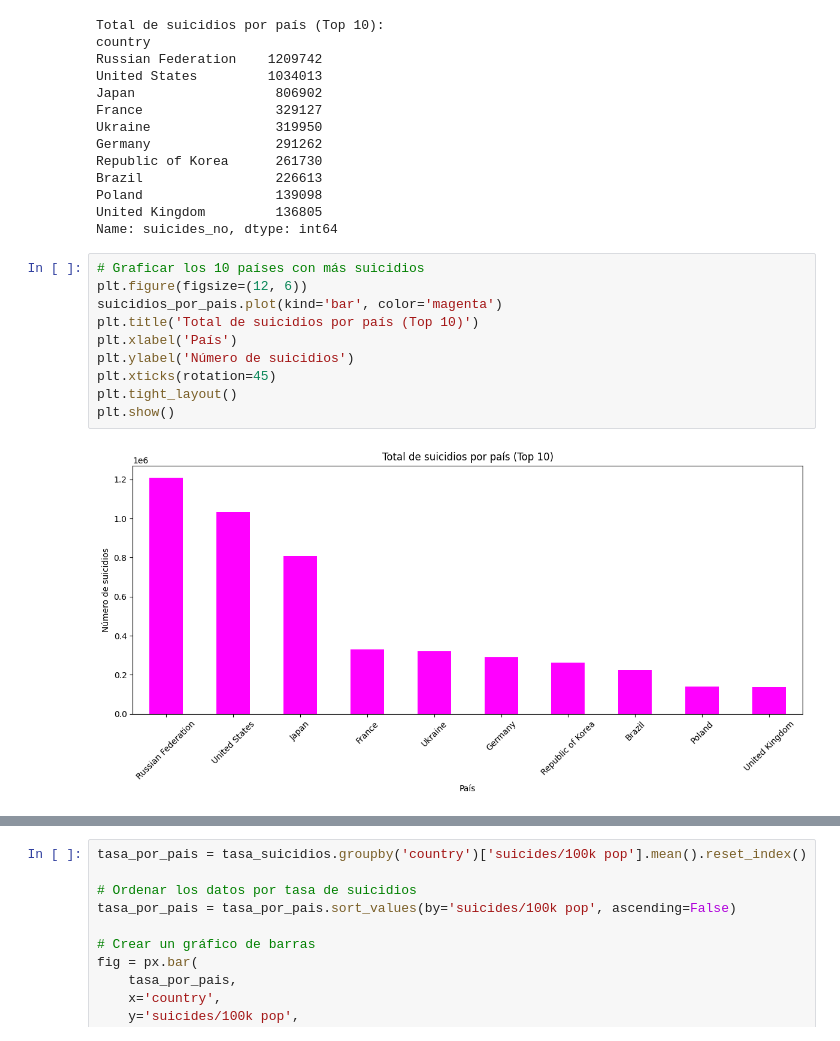
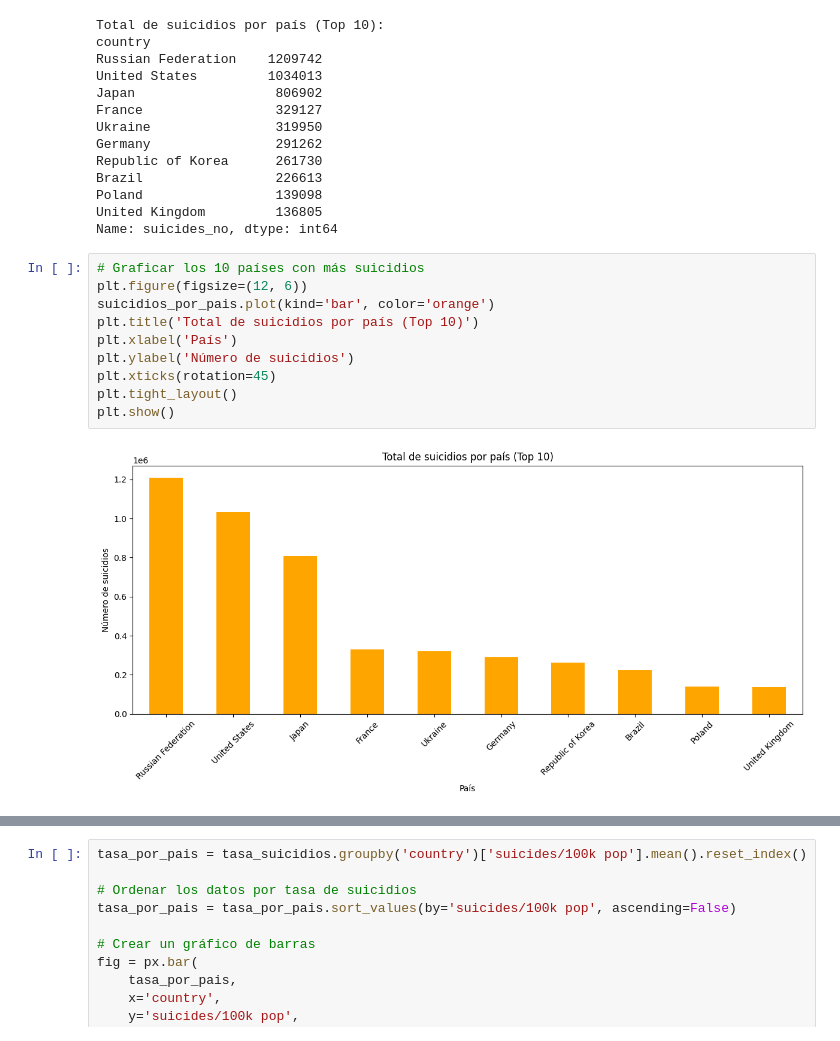
Before and after one commit to CarolinaPerez01/EDA, a Jupyter notebook: eda.ipynb, the cells around one changed output, grey strips where cells are left out. Saved outputs shown, nothing was run; the diff lists cells and outputs as text.

```diff
--- a/eda.ipynb
+++ b/eda.ipynb
@@ -156,12 +158,12 @@ Name: suicides_no, dtype: int64
 # %%
 # Graficar los 10 países con más suicidios
 plt.figure(figsize=(12, 6))
-suicidios_por_pais.plot(kind='bar', color='magenta')
+suicidios_por_pais.plot(kind='bar', color='orange')
 plt.title('Total de suicidios por país (Top 10)')
 plt.xlabel('País')
 plt.ylabel('Número de suicidios')
 plt.xticks(rotation=45)
 plt.tight_layout()
 plt.show()
 # %% [output]
-[figure, old version]
+[figure, new version]
```
Also changed, not shown: parts of 19 cells of this notebook, 1 other file.
